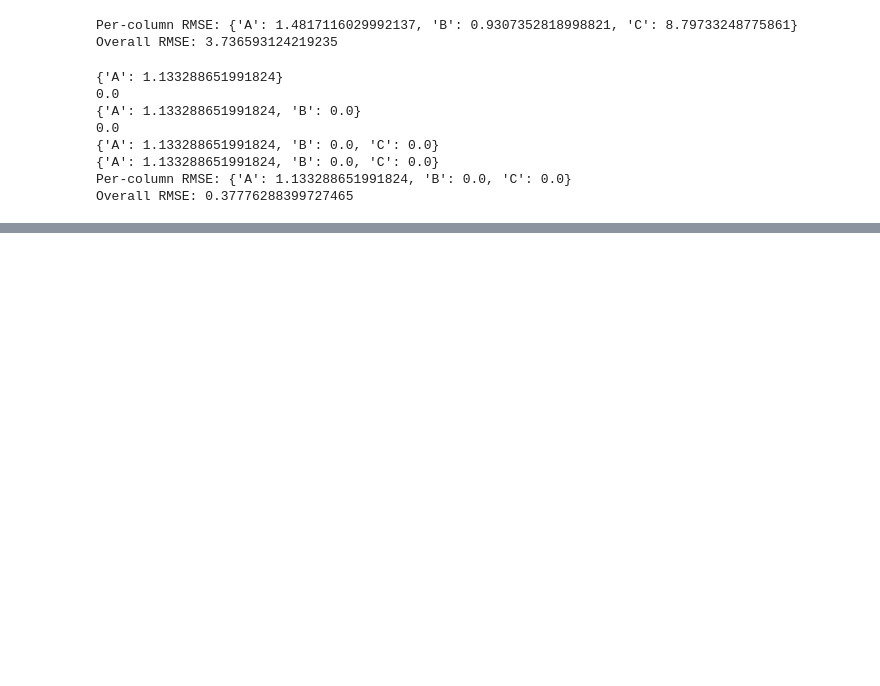
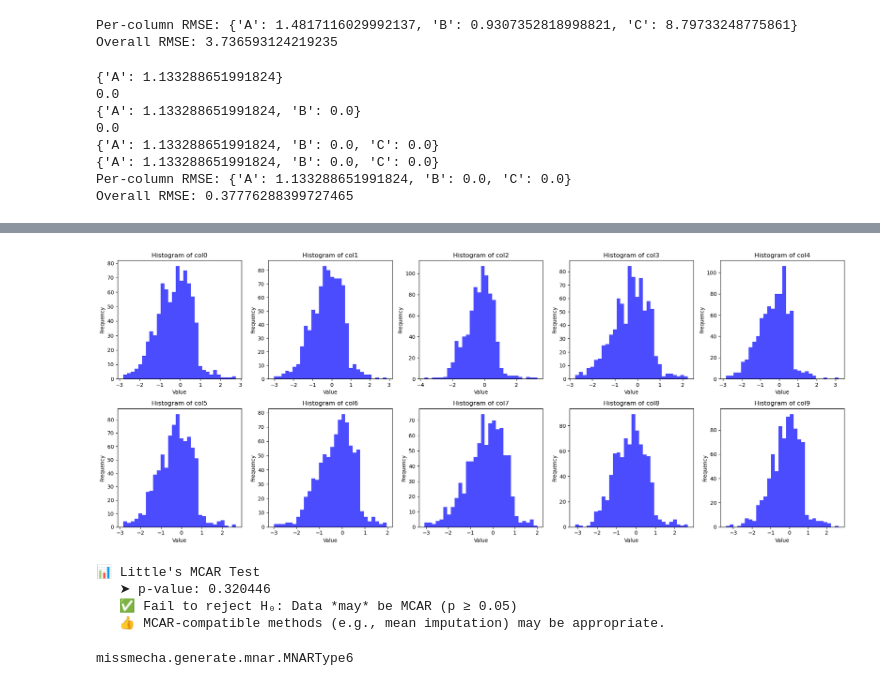
Before and after one commit to echoid/MissMecha, a Jupyter notebook: test.ipynb, the cells around one changed output, grey strips where cells are left out. Saved outputs shown, nothing was run; the diff lists cells and outputs as text; code cells hidden in the pictures; blank space fills up the shorter version.

```diff
--- a/test.ipynb
+++ b/test.ipynb
@@ -174,0 +222,58 @@ Overall RMSE: 0.37776288399727465
+# %%
+import numpy as np
+import pandas as pd
+from missmecha.analysis import MCARTest
+
+import matplotlib.pyplot as plt
+import pandas as pd
+import numpy as np
+
+# Regenerate the dataset
+np.random.seed(0)
+X = np.random.normal(loc=0, scale=1, size=(1000, 10))
+df = pd.DataFrame(X, columns=[f"col{i}" for i in range(X.shape[1])])
+
+# Create MNAR pattern: mask 50% of values above the median
+df_mnar = df.copy()
+rng = np.random.default_rng(42)  # 确保可复现
+
+for col in df.columns:
+    col_values = df[col]
+    # 找到 top 20% 的值（上分位数）
+    threshold = np.quantile(col_values, 0.8)
+    idx_top20 = df[df[col] >= threshold].index
+
+    # 从中抽取 80% 的样本作为缺失点
+    n_missing = int(len(idx_top20) * 0.8)
+    to_nan = rng.choice(idx_top20, size=n_missing, replace=False)
+
+    # 设为 NaN
+    df_mnar.loc[to_nan, col] = np.nan
+
+
+# Plot histograms
+fig, axs = plt.subplots(nrows=2, ncols=5, figsize=(20, 8))
+axs = axs.ravel()
+
+for i, col in enumerate(df.columns):
+    axs[i].hist(df_mnar[col].dropna(), bins=30, alpha=0.7, color='blue')
+    axs[i].set_title(f'Histogram of {col}')
+    axs[i].set_xlabel('Value')
+    axs[i].set_ylabel('Frequency')
+
+plt.tight_layout()
+plt.show()
+# %% [output]
+[figure, added]
+# %%
+test = MCARTest(method="little")
+p_value = test(df_mnar)
+# %% [output]
+📊 Little's MCAR Test
+   ➤ p-value: 0.320446
+   ✅ Fail to reject H₀: Data *may* be MCAR (p ≥ 0.05)
+   👍 MCAR-compatible methods (e.g., mean imputation) may be appropriate.
+# %%
+MNARType6
+# %% [output]
+missmecha.generate.mnar.MNARType6
```
Also changed, not shown: parts of 1 cell of this notebook, 13 other files.
